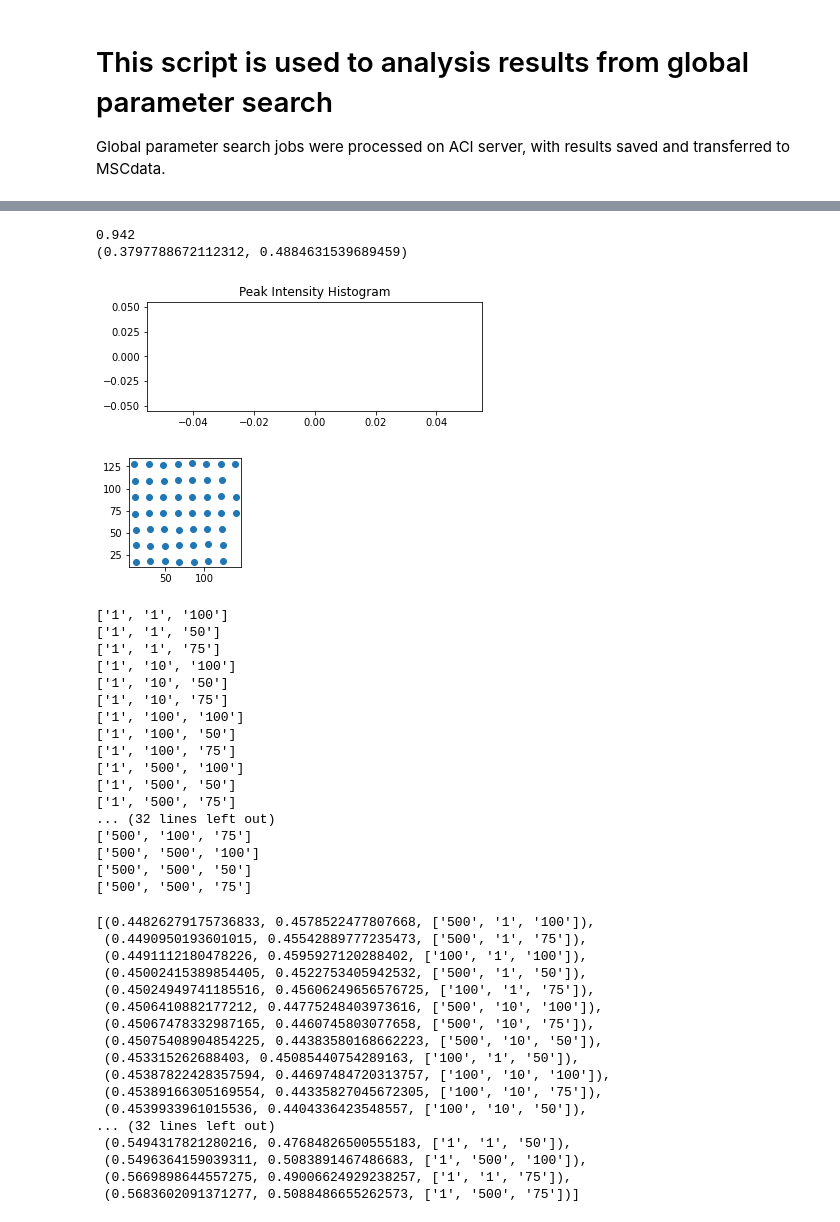
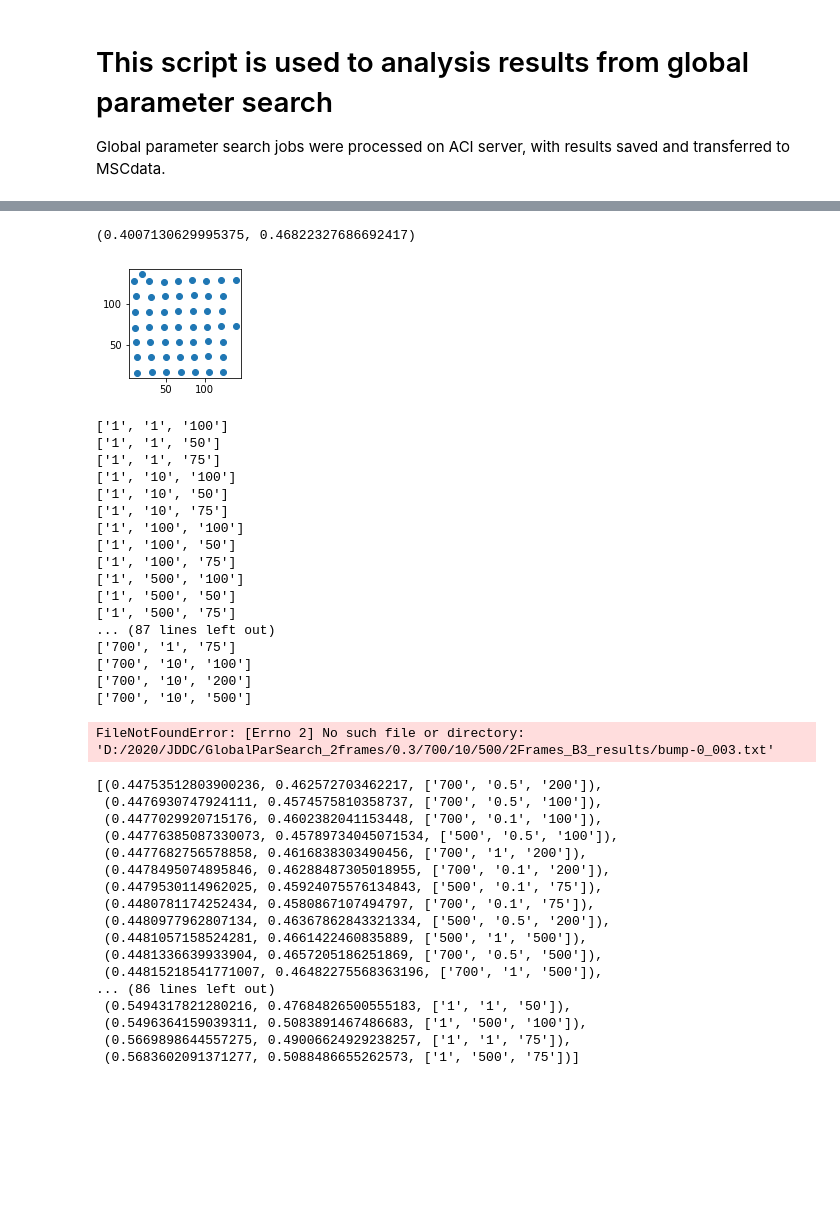
Before and after one commit to CY-Zhang/PyProcessingCodes, a Jupyter notebook: JDDC/GlobalParSearch-2 frames.ipynb, the cells around one changed output, grey strips where cells are left out. Saved outputs shown, nothing was run; the diff lists cells and outputs as text; code cells hidden in the pictures; blank space fills up the shorter version.

```diff
--- a/JDDC/GlobalParSearch-2 frames.ipynb
+++ b/JDDC/GlobalParSearch-2 frames.ipynb
@@ -40,14 +40,12 @@ glob.glob(fullpath + '2Frames*_results')[0].replace('\\','/')
 # %%
-fullpath = 'D:/2020/JDDC/GlobalParSearch_2frames/0.3/1/1/100/2Frames_B1_results/'
+fullpath = 'D:/2020/JDDC/GlobalParSearch_2frames/0.3/100/0.1/200/2Frames_B1_results/'
 csvfile = fullpath + 'bump-0_003-centers.csv'
 txtfile = fullpath + 'bump-0_003.txt'
 prec = FindPrecision(csvfile,txtfile,18)
 print(prec)
 # %% [output]
-0.942
-(0.3797788672112312, 0.4884631539689459)
+(0.4007130629995375, 0.46822327686692417)
-[figure, old version]
+[figure, new version]
-[figure, removed]
 # %%
 path = 'D:/2020/JDDC/GlobalParSearch_2frames/0.3/*/*/*/'
 num = len(glob.glob(path))
@@ -81,27 +79,28 @@ for i in range(len(glob.glob(path))):
 ['1', '500', '100']
 ['1', '500', '50']
 ['1', '500', '75']
-... (32 lines left out)
-['500', '100', '75']
-['500', '500', '100']
-['500', '500', '50']
-['500', '500', '75']
+... (87 lines left out)
+['700', '1', '75']
+['700', '10', '100']
+['700', '10', '200']
+['700', '10', '500']
+FileNotFoundError: [Errno 2] No such file or directory: 'D:/2020/JDDC/GlobalParSearch_2frames/0.3/700/10/500/2Frames_B3_results/bump-0_003.txt'
 # %%
 sorted(zip(prec_x_list, prec_y_list,par_list))
 # %% [output]
-[(0.44826279175736833, 0.4578522477807668, ['500', '1', '100']),
- (0.4490950193601015, 0.45542889777235473, ['500', '1', '75']),
- (0.4491112180478226, 0.4595927120288402, ['100', '1', '100']),
- (0.45002415389854405, 0.4522753405942532, ['500', '1', '50']),
- (0.45024949741185516, 0.45606249656576725, ['100', '1', '75']),
- (0.4506410882177212, 0.44775248403973616, ['500', '10', '100']),
- (0.45067478332987165, 0.4460745803077658, ['500', '10', '75']),
- (0.45075408904854225, 0.44383580168662223, ['500', '10', '50']),
- (0.453315262688403, 0.45085440754289163, ['100', '1', '50']),
- (0.45387822428357594, 0.44697484720313757, ['100', '10', '100']),
- (0.45389166305169554, 0.44335827045672305, ['100', '10', '75']),
- (0.4539933961015536, 0.4404336423548557, ['100', '10', '50']),
-... (32 lines left out)
+[(0.44753512803900236, 0.462572703462217, ['700', '0.5', '200']),
+ (0.4476930747924111, 0.4574575810358737, ['700', '0.5', '100']),
+ (0.4477029920715176, 0.4602382041153448, ['700', '0.1', '100']),
+ (0.44776385087330073, 0.45789734045071534, ['500', '0.5', '100']),
+ (0.4477682756578858, 0.4616838303490456, ['700', '1', '200']),
+ (0.4478495074895846, 0.46288487305018955, ['700', '0.1', '200']),
+ (0.4479530114962025, 0.45924075576134843, ['500', '0.1', '75']),
+ (0.4480781174252434, 0.4580867107494797, ['700', '0.1', '75']),
+ (0.4480977962807134, 0.46367862843321334, ['500', '0.5', '200']),
+ (0.4481057158524281, 0.4661422460835889, ['500', '1', '500']),
+ (0.4481336639933904, 0.4657205186251869, ['700', '0.5', '500']),
+ (0.44815218541771007, 0.46482275568363196, ['700', '1', '500']),
+... (86 lines left out)
  (0.5494317821280216, 0.47684826500555183, ['1', '1', '50']),
  (0.5496364159039311, 0.5083891467486683, ['1', '500', '100']),
  (0.5669898644557275, 0.49006624929238257, ['1', '1', '75']),
```
Also changed, not shown: parts of 5 cells of this notebook, 2 other files.
